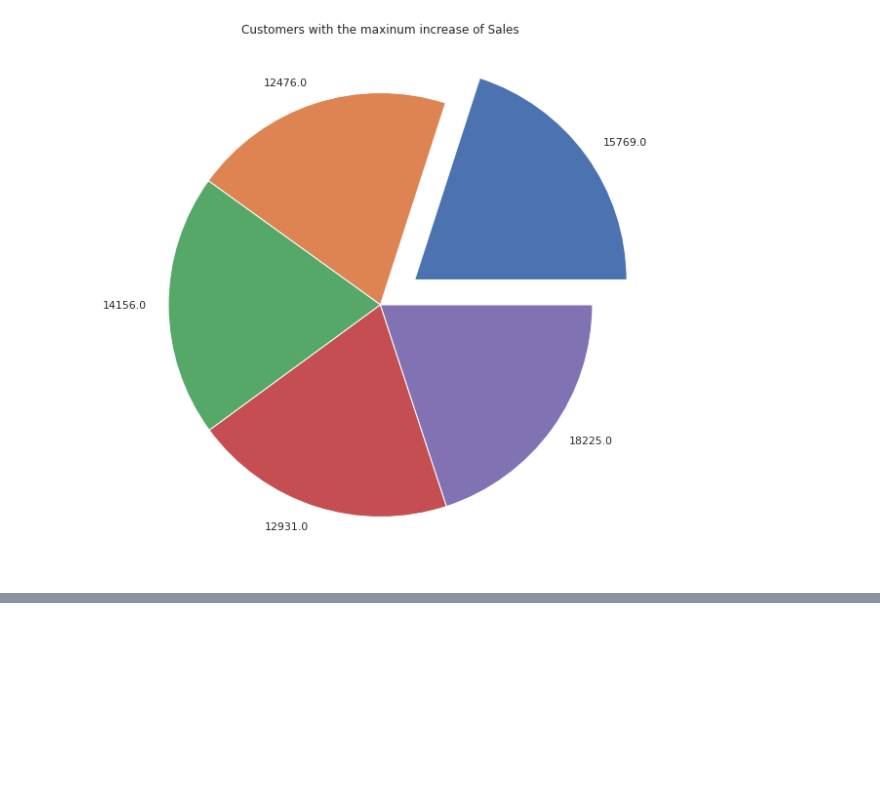
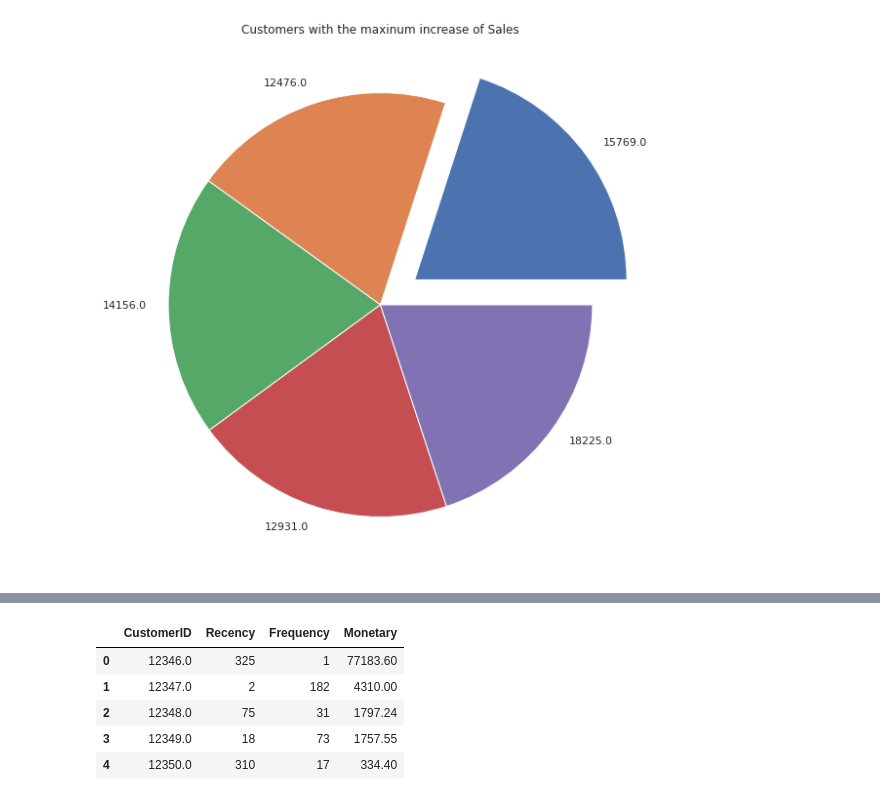
Before and after one commit to Shourya306/Online-Retail-Customer-Segmentation-Clustering, a Jupyter notebook: Online_Retail_Customer_Segmentation.ipynb, the cells around one changed output, grey strips where cells are left out. Saved outputs shown, nothing was run; the diff lists cells and outputs as text; code cells hidden in the pictures; blank space fills up the shorter version.

```diff
--- a/Online_Retail_Customer_Segmentation.ipynb
+++ b/Online_Retail_Customer_Segmentation.ipynb
@@ -427,0 +437,5 @@ The number is typically 3 or 5. If you decide to code each RFM attribute into 3
+# %%
+# Creating a Recency df.
+
+Recency_df = retail_df.groupby('CustomerID')['Last_Purchase'].min().reset_index().rename(columns = {'Last_Purchase':'Recency'})
+Recency_df.head()
@@ -427,0 +449,5 @@ The number is typically 3 or 5. If you decide to code each RFM attribute into 3
+# %%
+# Creating a Frequency df.
+
+Frequency_df = retail_df.groupby('CustomerID')['InvoiceNo'].count().reset_index().rename(columns = {'InvoiceNo':'Frequency'})
+Frequency_df.head()
@@ -427,0 +473,13 @@ The number is typically 3 or 5. If you decide to code each RFM attribute into 3
+# %%
+# Creating RFM_df.
+
+RF_df = pd.merge(Recency_df,Frequency_df,how = 'inner',on = 'CustomerID')
+RFM_df = pd.merge(RF_df,Monetary_df,how = 'inner',on = 'CustomerID')
+RFM_df.head()
+# %% [output]
+|  | CustomerID | Recency | Frequency | Monetary |
+| 0 | 12346.0 | 325 | 1 | 77183.60 |
+| 1 | 12347.0 | 2 | 182 | 4310.00 |
+| 2 | 12348.0 | 75 | 31 | 1797.24 |
+| 3 | 12349.0 | 18 | 73 | 1757.55 |
+| 4 | 12350.0 | 310 | 17 | 334.40 |
```
Also changed, not shown: parts of 18 cells of this notebook.
